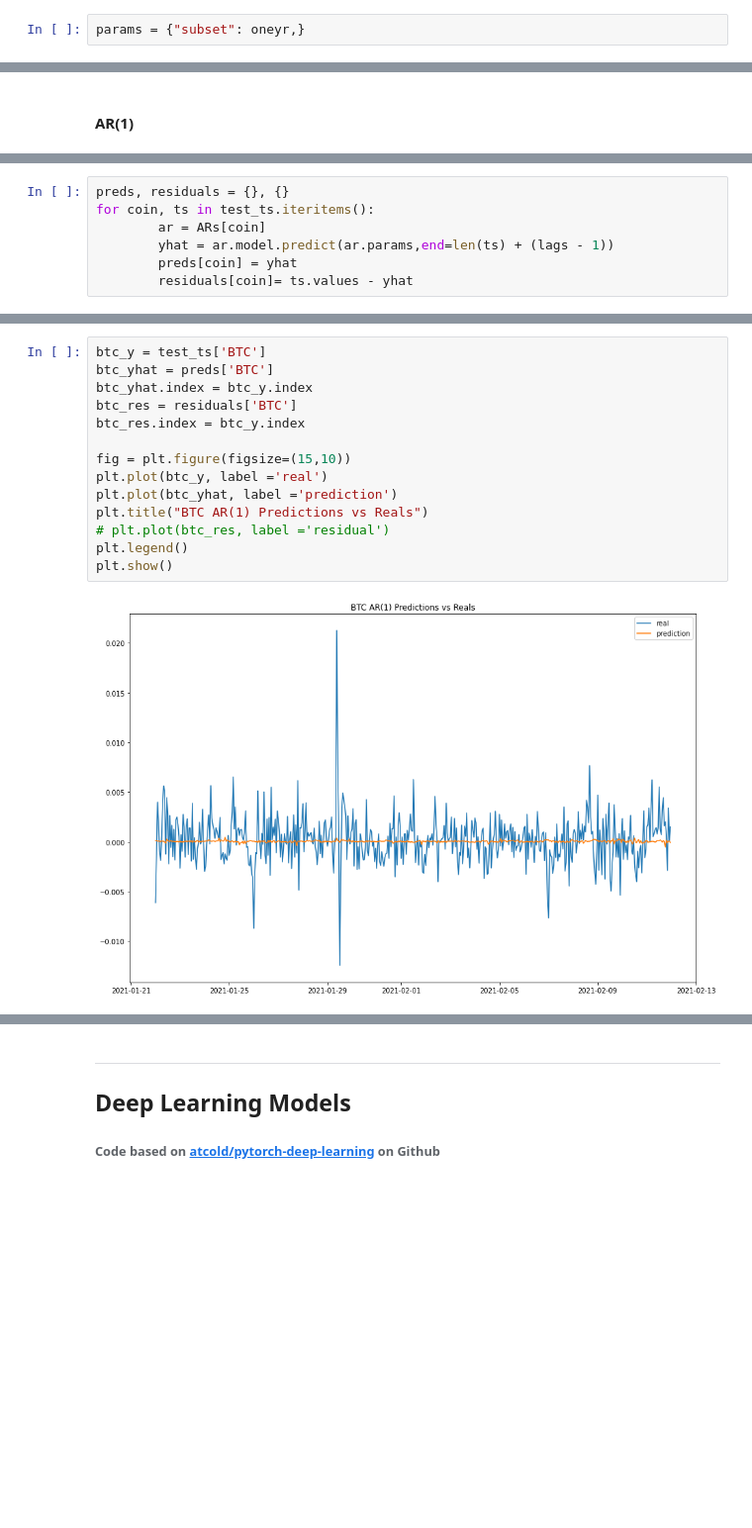
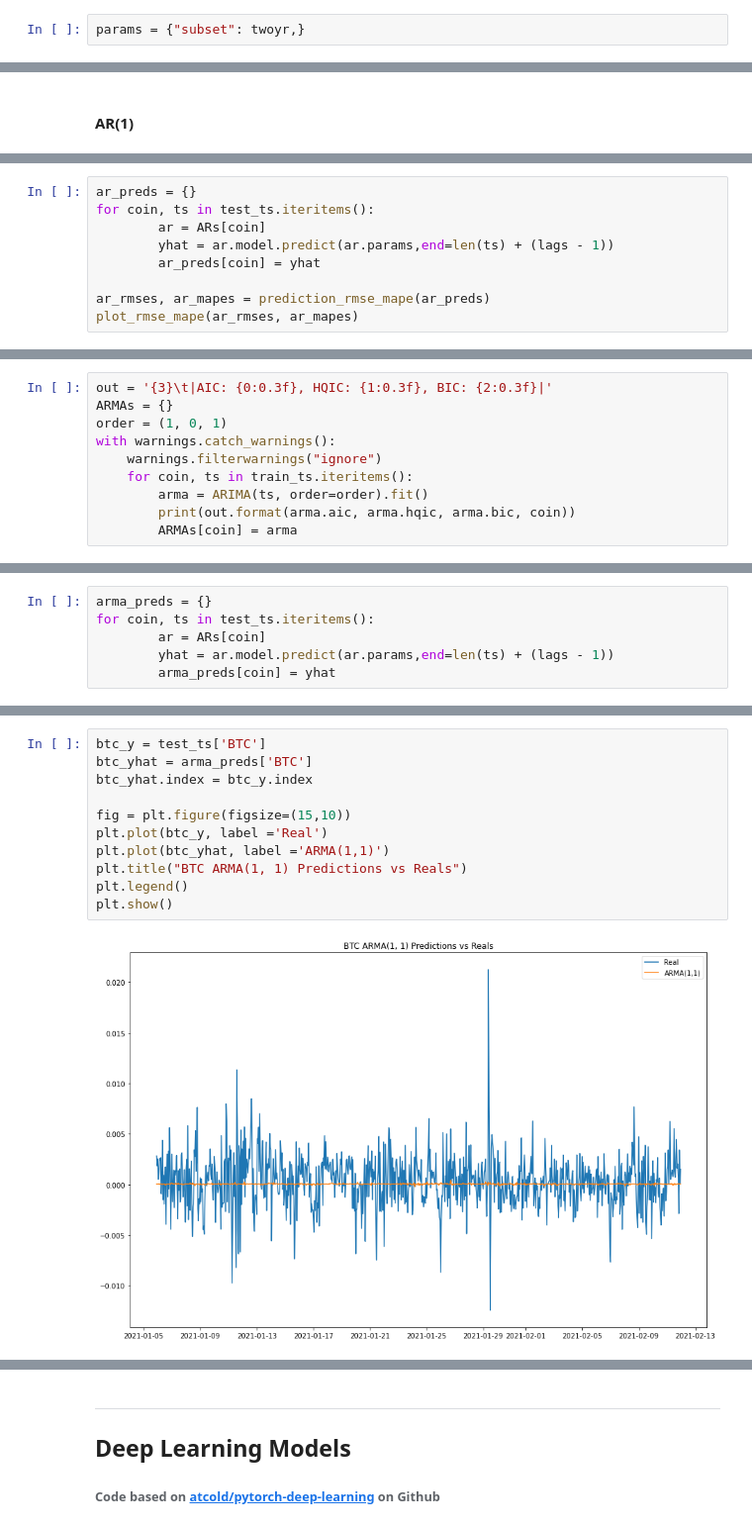
Before and after one commit to 0xHarrington/crypto-comovement, a Jupyter notebook: latent_factors.ipynb, the cells around one changed output, grey strips where cells are left out. Shown at 99% size. Saved outputs shown, nothing was run; the diff lists cells and outputs as text; blank space fills up the shorter version.

Commit message:
ARMA implemented, SARIMA removed

```diff
--- a/latent_factors.ipynb
+++ b/latent_factors.ipynb
@@ -123,5 +123,5 @@ from statsmodels.tsa.statespace.sarimax import SARIMAX
 # %%
-params = {"subset": oneyr,}
+params = {"subset": twoyr,}
 # %%
 ts_data = hour_ret[params['subset']].dropna(how='any')
 # ts_data = ts_data.asfreq(pd.infer_freq(ts_data.index))
@@ -218,0 +232,9 @@ p_values_df
+# %%
+ar_preds = {}
+for coin, ts in test_ts.iteritems():
+        ar = ARs[coin]
+        yhat = ar.model.predict(ar.params,end=len(ts) + (lags - 1))
+        ar_preds[coin] = yhat
+
+ar_rmses, ar_mapes = prediction_rmse_mape(ar_preds)
+plot_rmse_mape(ar_rmses, ar_mapes)
@@ -218,0 +259,10 @@ p_values_df
+# %%
+out = '{3}\t|AIC: {0:0.3f}, HQIC: {1:0.3f}, BIC: {2:0.3f}|'
+ARMAs = {}
+order = (1, 0, 1)
+with warnings.catch_warnings():
+    warnings.filterwarnings("ignore")
+    for coin, ts in train_ts.iteritems():
+        arma = ARIMA(ts, order=order).fit()
+        print(out.format(arma.aic, arma.hqic, arma.bic, coin))
+        ARMAs[coin] = arma
@@ -219,7 +284,6 @@ p_values_df
 # %%
-preds, residuals = {}, {}
+arma_preds = {}
 for coin, ts in test_ts.iteritems():
         ar = ARs[coin]
         yhat = ar.model.predict(ar.params,end=len(ts) + (lags - 1))
-        preds[coin] = yhat
-        residuals[coin]= ts.values - yhat
+        arma_preds[coin] = yhat
@@ -226,16 +295,13 @@ for coin, ts in test_ts.iteritems():
 # %%
 btc_y = test_ts['BTC']
-btc_yhat = preds['BTC']
+btc_yhat = arma_preds['BTC']
 btc_yhat.index = btc_y.index
-btc_res = residuals['BTC']
-btc_res.index = btc_y.index
 
 fig = plt.figure(figsize=(15,10))
-plt.plot(btc_y, label ='real')
-plt.plot(btc_yhat, label ='prediction')
-plt.title("BTC AR(1) Predictions vs Reals")
-# plt.plot(btc_res, label ='residual')
+plt.plot(btc_y, label ='Real')
+plt.plot(btc_yhat, label ='ARMA(1,1)')
+plt.title("BTC ARMA(1, 1) Predictions vs Reals")
 plt.legend()
 plt.show()
 # %% [output]
-[figure, old version]
+[figure, new version]
```
Also changed, not shown: parts of 18 cells of this notebook.
